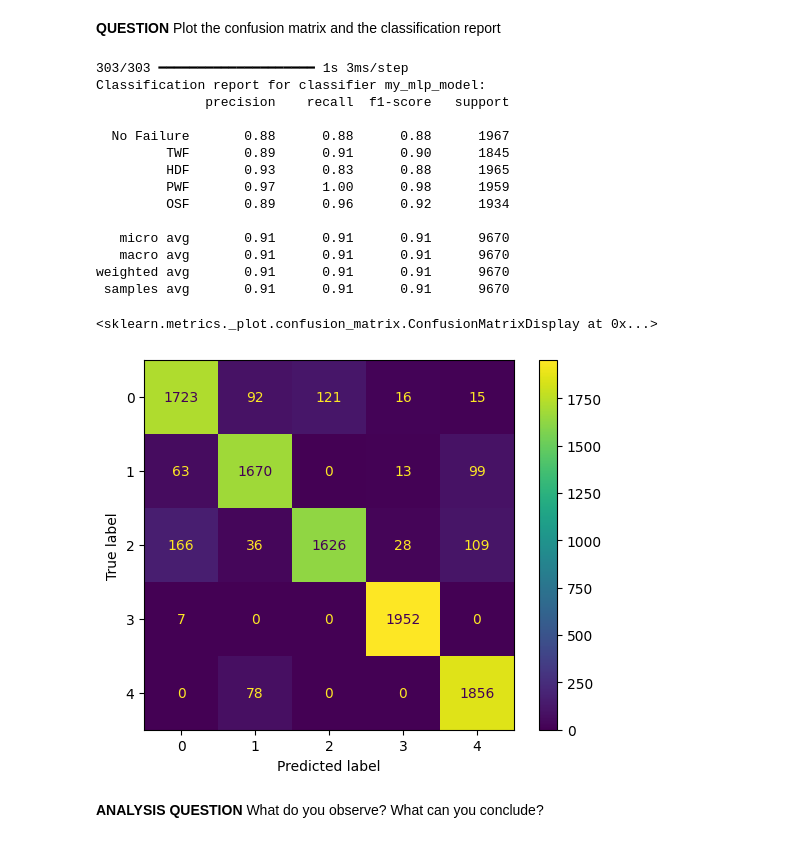
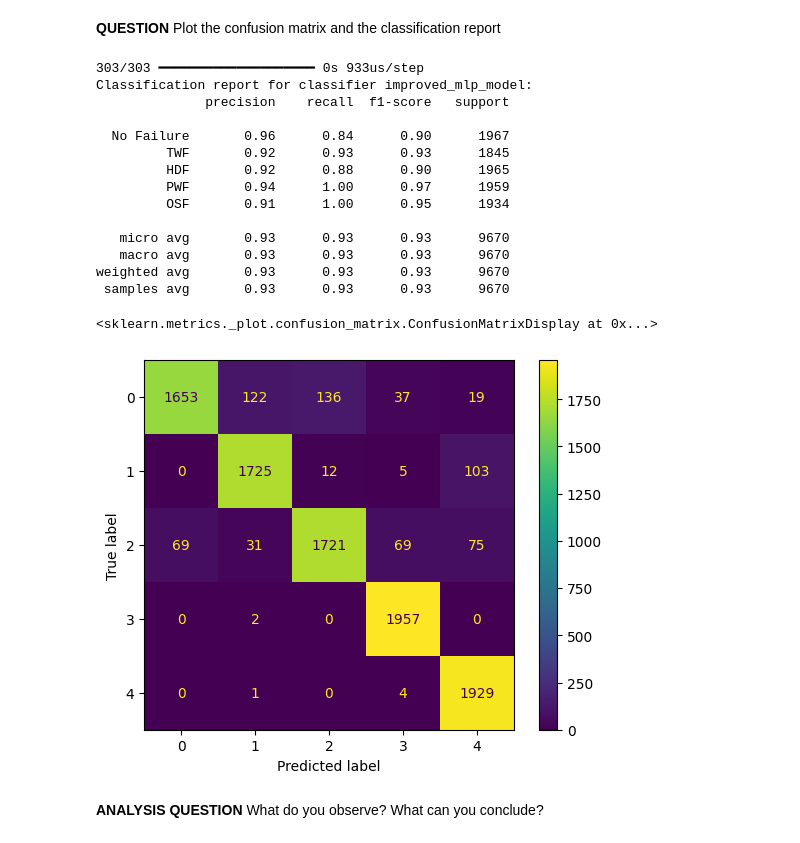
Before and after one commit to Poauline/IA_EMBARQUEE_Predictive_maintenance, a Jupyter notebook: TP_IA_EMBARQUEE.ipynb, the cells around one changed output. Drawn from its saved outputs; the diff is of its cells as text; code cells hidden in the pictures.

```diff
--- a/TP_IA_EMBARQUEE.ipynb
+++ b/TP_IA_EMBARQUEE.ipynb
@@ -550,7 +549,7 @@ Model: "improved_mlp_model"
 # %% [markdown]
 **QUESTION** Code below the algorithms allowing to train model
 # %%
-nb_epochs=15
+nb_epochs=40
 batch_size=32
 
 training_history = improved_mlp_model.fit(X_train,Y_train,
@@ -589,39 +588,39 @@ Final Accuracy on test set: 0.9128231406211853
 # %%
 predictions = improved_mlp_model.predict(X_test)
 
 predictions_bin = np.zeros_like(predictions)
 predictions_bin[np.arange(predictions.shape[0]), np.argmax(predictions, axis=1)] = 1
 
 
 Y_test_bin  = np.zeros_like(Y_test)
 Y_test_bin[np.arange(Y_test.shape[0]), np.argmax(Y_test, axis=1)] = 1
 
 
 print(
-    f"Classification report for classifier my_mlp_model:\n"
+    f"Classification report for classifier improved_mlp_model:\n"
     f"{classification_report(Y_test_bin, predictions_bin, target_names=class_names)}\n"
 )
 
 cm = confusion_matrix(Y_test_bin.argmax(axis=1), predictions_bin.argmax(axis=1))
 cm_display = ConfusionMatrixDisplay(confusion_matrix=cm)
 cm_display.plot()
 # %% [output]
-303/303 ━━━━━━━━━━━━━━━━━━━━ 1s 3ms/step
-Classification report for classifier my_mlp_model:
+303/303 ━━━━━━━━━━━━━━━━━━━━ 0s 933us/step
+Classification report for classifier improved_mlp_model:
               precision    recall  f1-score   support
 
-  No Failure       0.88      0.88      0.88      1967
-         TWF       0.89      0.91      0.90      1845
-         HDF       0.93      0.83      0.88      1965
-         PWF       0.97      1.00      0.98      1959
-         OSF       0.89      0.96      0.92      1934
+  No Failure       0.96      0.84      0.90      1967
+         TWF       0.92      0.93      0.93      1845
+         HDF       0.92      0.88      0.90      1965
+         PWF       0.94      1.00      0.97      1959
+         OSF       0.91      1.00      0.95      1934
 
-   micro avg       0.91      0.91      0.91      9670
-   macro avg       0.91      0.91      0.91      9670
-weighted avg       0.91      0.91      0.91      9670
- samples avg       0.91      0.91      0.91      9670
+   micro avg       0.93      0.93      0.93      9670
+   macro avg       0.93      0.93      0.93      9670
+weighted avg       0.93      0.93      0.93      9670
+ samples avg       0.93      0.93      0.93      9670
 <sklearn.metrics._plot.confusion_matrix.ConfusionMatrixDisplay at 0x...>
-[figure, old version]
+[figure, new version]
 # %% [markdown]
 **ANALYSIS QUESTION** What do you observe? What can you conclude?
 # %% [markdown]
```
Also changed, not shown: parts of 10 cells of this notebook, 4 other files.
